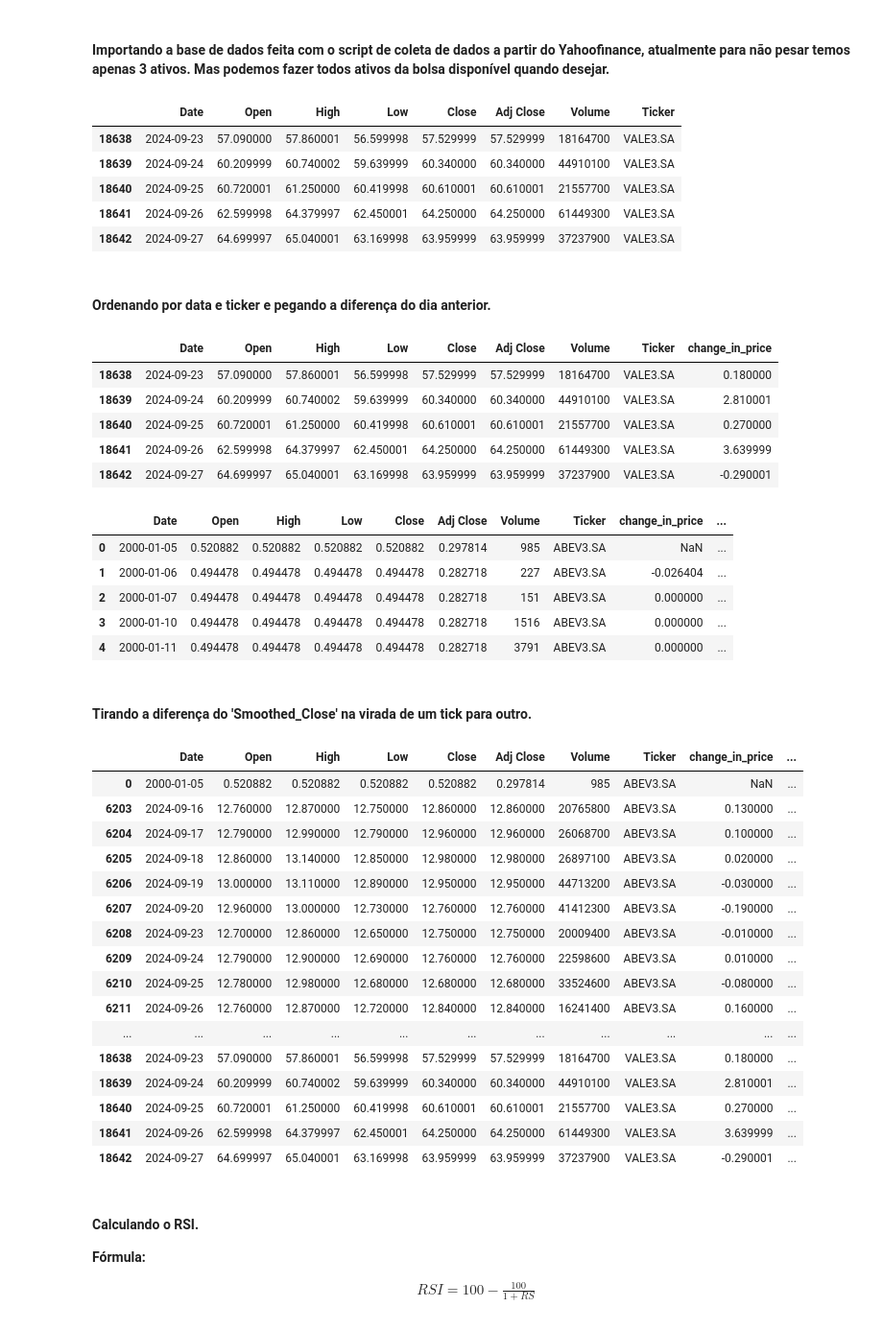
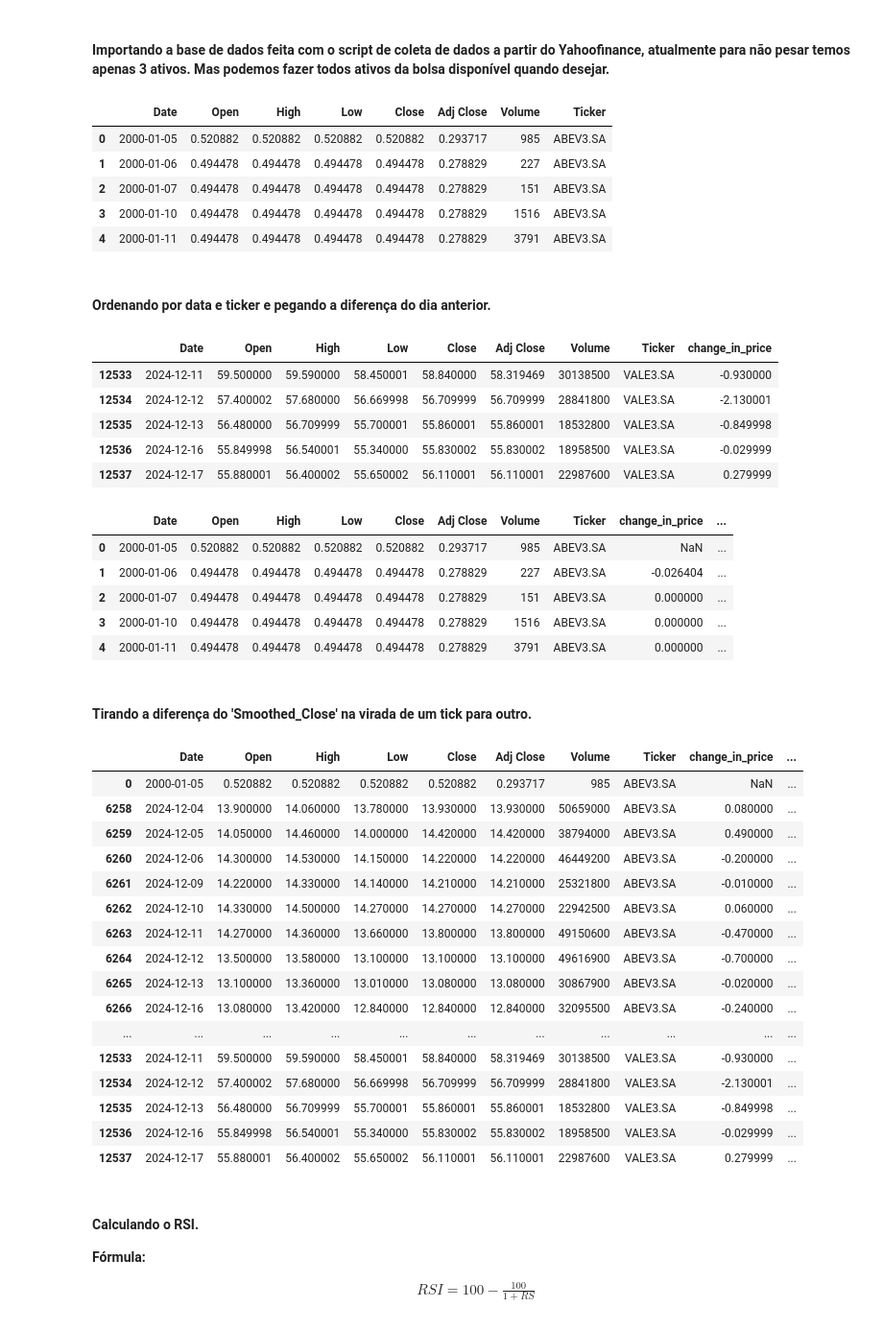
Before and after one commit to Bruno-Santana-Eco/TCC_Machine_learning, a Jupyter notebook: Random Forest 2.ipynb, the cells around one changed output. Shown at 96% size. Cells and saved outputs as stored; diff of their text form; code cells hidden in the pictures.

```diff
--- a/Random Forest 2.ipynb
+++ b/Random Forest 2.ipynb
@@ -20,15 +20,15 @@ pd.set_option('display.max_columns',None)
 # %% [markdown]
 #### Importando a base de dados feita com o script de coleta de dados a partir do Yahoofinance, atualmente para não pesar temos apenas 3 ativos. Mas podemos fazer todos ativos da bolsa disponível quando desejar.
 # %%
-price_data = pd.read_excel('C:/Users/Samsung/Documents/GitHub-Datas/TCC_Machine_Learning/Dados_bolsa.xlsx', sheet_name= "Sheet1")
-price_data.tail()
+price_data = pd.read_parquet(f'C:/Users/Samsung/Documents/GitHub-Datas/TCC_Machine_Learning/Dados_bolsa_interpolar.parquet')
+price_data.head()
 # %% [output]
 |  | Date | Open | High | Low | Close | Adj Close | Volume | Ticker |
-| 18638 | 2024-09-23 | 57.090000 | 57.860001 | 56.599998 | 57.529999 | 57.529999 | 18164700 | VALE3.SA |
-| 18639 | 2024-09-24 | 60.209999 | 60.740002 | 59.639999 | 60.340000 | 60.340000 | 44910100 | VALE3.SA |
-| 18640 | 2024-09-25 | 60.720001 | 61.250000 | 60.419998 | 60.610001 | 60.610001 | 21557700 | VALE3.SA |
-| 18641 | 2024-09-26 | 62.599998 | 64.379997 | 62.450001 | 64.250000 | 64.250000 | 61449300 | VALE3.SA |
-| 18642 | 2024-09-27 | 64.699997 | 65.040001 | 63.169998 | 63.959999 | 63.959999 | 37237900 | VALE3.SA |
+| 0 | 2000-01-05 | 0.520882 | 0.520882 | 0.520882 | 0.520882 | 0.293717 | 985 | ABEV3.SA |
+| 1 | 2000-01-06 | 0.494478 | 0.494478 | 0.494478 | 0.494478 | 0.278829 | 227 | ABEV3.SA |
+| 2 | 2000-01-07 | 0.494478 | 0.494478 | 0.494478 | 0.494478 | 0.278829 | 151 | ABEV3.SA |
+| 3 | 2000-01-10 | 0.494478 | 0.494478 | 0.494478 | 0.494478 | 0.278829 | 1516 | ABEV3.SA |
+| 4 | 2000-01-11 | 0.494478 | 0.494478 | 0.494478 | 0.494478 | 0.278829 | 3791 | ABEV3.SA |
 # %% [markdown]
 #### Ordenando por data e ticker e pegando a diferença do dia anterior.
 # %%
@@ -38,11 +38,11 @@ price_data['change_in_price'] = price_data['Close'].diff()
 price_data.tail()
 # %% [output]
 |  | Date | Open | High | Low | Close | Adj Close | Volume | Ticker | change_in_price |
-| 18638 | 2024-09-23 | 57.090000 | 57.860001 | 56.599998 | 57.529999 | 57.529999 | 18164700 | VALE3.SA | 0.180000 |
-| 18639 | 2024-09-24 | 60.209999 | 60.740002 | 59.639999 | 60.340000 | 60.340000 | 44910100 | VALE3.SA | 2.810001 |
-| 18640 | 2024-09-25 | 60.720001 | 61.250000 | 60.419998 | 60.610001 | 60.610001 | 21557700 | VALE3.SA | 0.270000 |
-| 18641 | 2024-09-26 | 62.599998 | 64.379997 | 62.450001 | 64.250000 | 64.250000 | 61449300 | VALE3.SA | 3.639999 |
-| 18642 | 2024-09-27 | 64.699997 | 65.040001 | 63.169998 | 63.959999 | 63.959999 | 37237900 | VALE3.SA | -0.290001 |
+| 12533 | 2024-12-11 | 59.500000 | 59.590000 | 58.450001 | 58.840000 | 58.319469 | 30138500 | VALE3.SA | -0.930000 |
+| 12534 | 2024-12-12 | 57.400002 | 57.680000 | 56.669998 | 56.709999 | 56.709999 | 28841800 | VALE3.SA | -2.130001 |
+| 12535 | 2024-12-13 | 56.480000 | 56.709999 | 55.700001 | 55.860001 | 55.860001 | 18532800 | VALE3.SA | -0.849998 |
+| 12536 | 2024-12-16 | 55.849998 | 56.540001 | 55.340000 | 55.830002 | 55.830002 | 18958500 | VALE3.SA | -0.029999 |
+| 12537 | 2024-12-17 | 55.880001 | 56.400002 | 55.650002 | 56.110001 | 56.110001 | 22987600 | VALE3.SA | 0.279999 |
 # %%
 # Função para suavização exponencial
 def exponential_smoothing(data, alpha):
@@ -85,11 +85,11 @@ price_data['Prediction'] = price_data.groupby('Ticker')['Smoothed_Close'].transf
 price_data.head()
 # %% [output]
 |  | Date | Open | High | Low | Close | Adj Close | Volume | Ticker | change_in_price | ... |
-| 0 | 2000-01-05 | 0.520882 | 0.520882 | 0.520882 | 0.520882 | 0.297814 | 985 | ABEV3.SA | NaN | ... |
-| 1 | 2000-01-06 | 0.494478 | 0.494478 | 0.494478 | 0.494478 | 0.282718 | 227 | ABEV3.SA | -0.026404 | ... |
-| 2 | 2000-01-07 | 0.494478 | 0.494478 | 0.494478 | 0.494478 | 0.282718 | 151 | ABEV3.SA | 0.000000 | ... |
-| 3 | 2000-01-10 | 0.494478 | 0.494478 | 0.494478 | 0.494478 | 0.282718 | 1516 | ABEV3.SA | 0.000000 | ... |
-| 4 | 2000-01-11 | 0.494478 | 0.494478 | 0.494478 | 0.494478 | 0.282718 | 3791 | ABEV3.SA | 0.000000 | ... |
+| 0 | 2000-01-05 | 0.520882 | 0.520882 | 0.520882 | 0.520882 | 0.293717 | 985 | ABEV3.SA | NaN | ... |
+| 1 | 2000-01-06 | 0.494478 | 0.494478 | 0.494478 | 0.494478 | 0.278829 | 227 | ABEV3.SA | -0.026404 | ... |
+| 2 | 2000-01-07 | 0.494478 | 0.494478 | 0.494478 | 0.494478 | 0.278829 | 151 | ABEV3.SA | 0.000000 | ... |
+| 3 | 2000-01-10 | 0.494478 | 0.494478 | 0.494478 | 0.494478 | 0.278829 | 1516 | ABEV3.SA | 0.000000 | ... |
+| 4 | 2000-01-11 | 0.494478 | 0.494478 | 0.494478 | 0.494478 | 0.278829 | 3791 | ABEV3.SA | 0.000000 | ... |
 # %% [markdown]
 #### Tirando a diferença do 'Smoothed_Close' na virada de um tick para outro.
 # %%
@@ -100,22 +100,22 @@ price_data['change_in_price'] = np.where(mask == True, np.nan, price_data['chang
 price_data[price_data.isna().any(axis = 1)]
 # %% [output]
 |  | Date | Open | High | Low | Close | Adj Close | Volume | Ticker | change_in_price | ... |
-| 0 | 2000-01-05 | 0.520882 | 0.520882 | 0.520882 | 0.520882 | 0.297814 | 985 | ABEV3.SA | NaN | ... |
-| 6203 | 2024-09-16 | 12.760000 | 12.870000 | 12.750000 | 12.860000 | 12.860000 | 20765800 | ABEV3.SA | 0.130000 | ... |
-| 6204 | 2024-09-17 | 12.790000 | 12.990000 | 12.790000 | 12.960000 | 12.960000 | 26068700 | ABEV3.SA | 0.100000 | ... |
-| 6205 | 2024-09-18 | 12.860000 | 13.140000 | 12.850000 | 12.980000 | 12.980000 | 26897100 | ABEV3.SA | 0.020000 | ... |
-| 6206 | 2024-09-19 | 13.000000 | 13.110000 | 12.890000 | 12.950000 | 12.950000 | 44713200 | ABEV3.SA | -0.030000 | ... |
-| 6207 | 2024-09-20 | 12.960000 | 13.000000 | 12.730000 | 12.760000 | 12.760000 | 41412300 | ABEV3.SA | -0.190000 | ... |
-| 6208 | 2024-09-23 | 12.700000 | 12.860000 | 12.650000 | 12.750000 | 12.750000 | 20009400 | ABEV3.SA | -0.010000 | ... |
-| 6209 | 2024-09-24 | 12.790000 | 12.900000 | 12.690000 | 12.760000 | 12.760000 | 22598600 | ABEV3.SA | 0.010000 | ... |
-| 6210 | 2024-09-25 | 12.780000 | 12.980000 | 12.680000 | 12.680000 | 12.680000 | 33524600 | ABEV3.SA | -0.080000 | ... |
-| 6211 | 2024-09-26 | 12.760000 | 12.870000 | 12.720000 | 12.840000 | 12.840000 | 16241400 | ABEV3.SA | 0.160000 | ... |
+| 0 | 2000-01-05 | 0.520882 | 0.520882 | 0.520882 | 0.520882 | 0.293717 | 985 | ABEV3.SA | NaN | ... |
+| 6258 | 2024-12-04 | 13.900000 | 14.060000 | 13.780000 | 13.930000 | 13.930000 | 50659000 | ABEV3.SA | 0.080000 | ... |
+| 6259 | 2024-12-05 | 14.050000 | 14.460000 | 14.000000 | 14.420000 | 14.420000 | 38794000 | ABEV3.SA | 0.490000 | ... |
+| 6260 | 2024-12-06 | 14.300000 | 14.530000 | 14.150000 | 14.220000 | 14.220000 | 46449200 | ABEV3.SA | -0.200000 | ... |
+| 6261 | 2024-12-09 | 14.220000 | 14.330000 | 14.140000 | 14.210000 | 14.210000 | 25321800 | ABEV3.SA | -0.010000 | ... |
+| 6262 | 2024-12-10 | 14.330000 | 14.500000 | 14.270000 | 14.270000 | 14.270000 | 22942500 | ABEV3.SA | 0.060000 | ... |
+| 6263 | 2024-12-11 | 14.270000 | 14.360000 | 13.660000 | 13.800000 | 13.800000 | 49150600 | ABEV3.SA | -0.470000 | ... |
+| 6264 | 2024-12-12 | 13.500000 | 13.580000 | 13.100000 | 13.100000 | 13.100000 | 49616900 | ABEV3.SA | -0.700000 | ... |
+| 6265 | 2024-12-13 | 13.100000 | 13.360000 | 13.010000 | 13.080000 | 13.080000 | 30867900 | ABEV3.SA | -0.020000 | ... |
+| 6266 | 2024-12-16 | 13.080000 | 13.420000 | 12.840000 | 12.840000 | 12.840000 | 32095500 | ABEV3.SA | -0.240000 | ... |
 | ... | ... | ... | ... | ... | ... | ... | ... | ... | ... | ... |
-| 18638 | 2024-09-23 | 57.090000 | 57.860001 | 56.599998 | 57.529999 | 57.529999 | 18164700 | VALE3.SA | 0.180000 | ... |
-| 18639 | 2024-09-24 | 60.209999 | 60.740002 | 59.639999 | 60.340000 | 60.340000 | 44910100 | VALE3.SA | 2.810001 | ... |
-| 18640 | 2024-09-25 | 60.720001 | 61.250000 | 60.419998 | 60.610001 | 60.610001 | 21557700 | VALE3.SA | 0.270000 | ... |
-| 18641 | 2024-09-26 | 62.599998 | 64.379997 | 62.450001 | 64.250000 | 64.250000 | 61449300 | VALE3.SA | 3.639999 | ... |
-| 18642 | 2024-09-27 | 64.699997 | 65.040001 | 63.169998 | 63.959999 | 63.959999 | 37237900 | VALE3.SA | -0.290001 | ... |
+| 12533 | 2024-12-11 | 59.500000 | 59.590000 | 58.450001 | 58.840000 | 58.319469 | 30138500 | VALE3.SA | -0.930000 | ... |
+| 12534 | 2024-12-12 | 57.400002 | 57.680000 | 56.669998 | 56.709999 | 56.709999 | 28841800 | VALE3.SA | -2.130001 | ... |
+| 12535 | 2024-12-13 | 56.480000 | 56.709999 | 55.700001 | 55.860001 | 55.860001 | 18532800 | VALE3.SA | -0.849998 | ... |
+| 12536 | 2024-12-16 | 55.849998 | 56.540001 | 55.340000 | 55.830002 | 55.830002 | 18958500 | VALE3.SA | -0.029999 | ... |
+| 12537 | 2024-12-17 | 55.880001 | 56.400002 | 55.650002 | 56.110001 | 56.110001 | 22987600 | VALE3.SA | 0.279999 | ... |
 # %% [markdown]
 #### Calculando o RSI.
 
```
Also changed, not shown: parts of 9 cells of this notebook, 1 other file.
